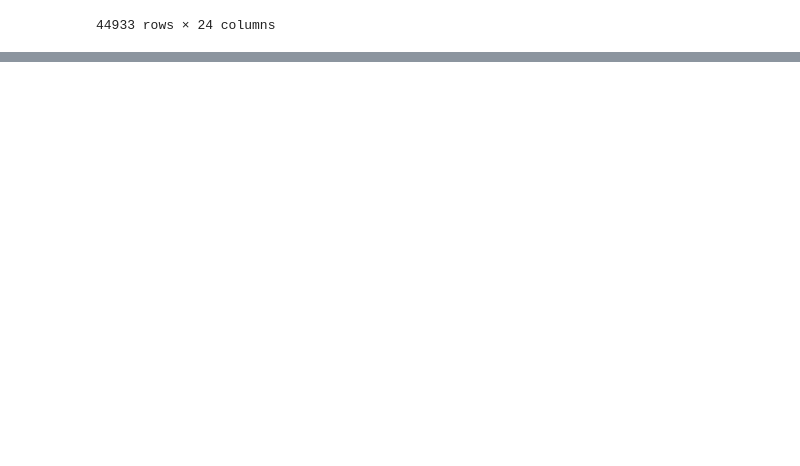
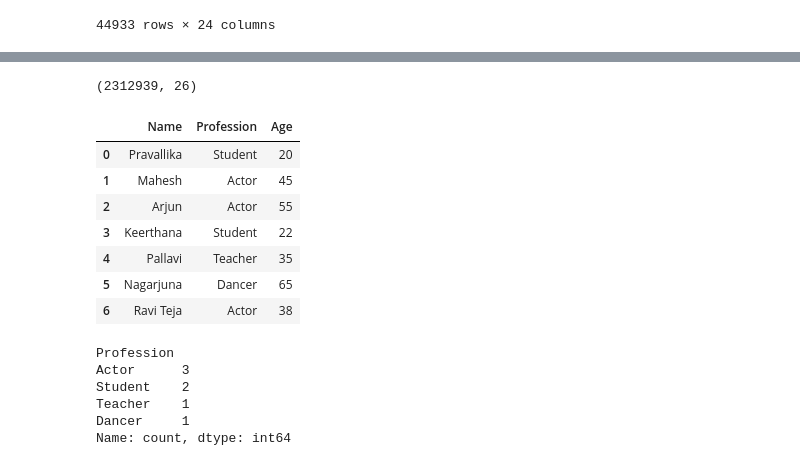
Before and after one commit to Sai-Preetham007/AI-ML, a Jupyter notebook: 2. Data Handling/EDA.ipynb, the cells around one changed output, grey strips where cells are left out. Drawn from its saved outputs; the diff is of its cells as text; code cells hidden in the pictures; blank space fills up the shorter version.

```diff
--- a/2. Data Handling/EDA.ipynb
+++ b/2. Data Handling/EDA.ipynb
@@ -454,0 +688,32 @@ df[(df["Currency"] == "USD") & (df["Free"] != True)]
+# %%
+df.shape
+# %% [output]
+(2312939, 26)
+# %%
+sample = {
+    "Name" : ["Pravallika", "Mahesh", "Arjun", "Keerthana", "Pallavi", "Nagarjuna", "Ravi Teja"],
+    "Profession" : ["Student", "Actor", "Actor", "Student", "Teacher", "Dancer", "Actor"],
+    "Age" : [20, 45, 55, 22, 35, 65, 38]
+}
+
+temp = pd.DataFrame(sample)
+
+display(temp)
+# %% [output]
+|  | Name | Profession | Age |
+| 0 | Pravallika | Student | 20 |
+| 1 | Mahesh | Actor | 45 |
+| 2 | Arjun | Actor | 55 |
+| 3 | Keerthana | Student | 22 |
+| 4 | Pallavi | Teacher | 35 |
+| 5 | Nagarjuna | Dancer | 65 |
+| 6 | Ravi Teja | Actor | 38 |
+# %%
+temp["Profession"].value_counts()
+# %% [output]
+Profession
+Actor      3
+Student    2
+Teacher    1
+Dancer     1
+Name: count, dtype: int64
```
Also changed, not shown: parts of 29 cells of this notebook.
